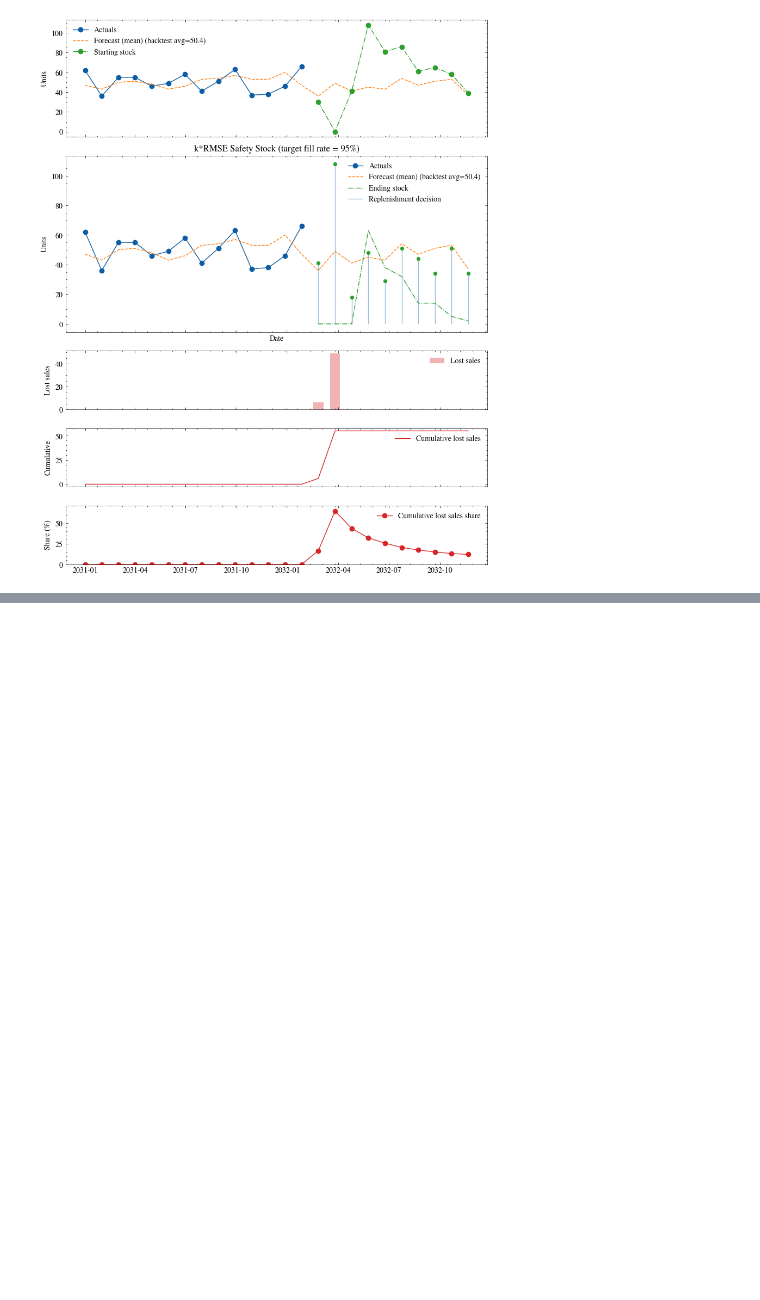
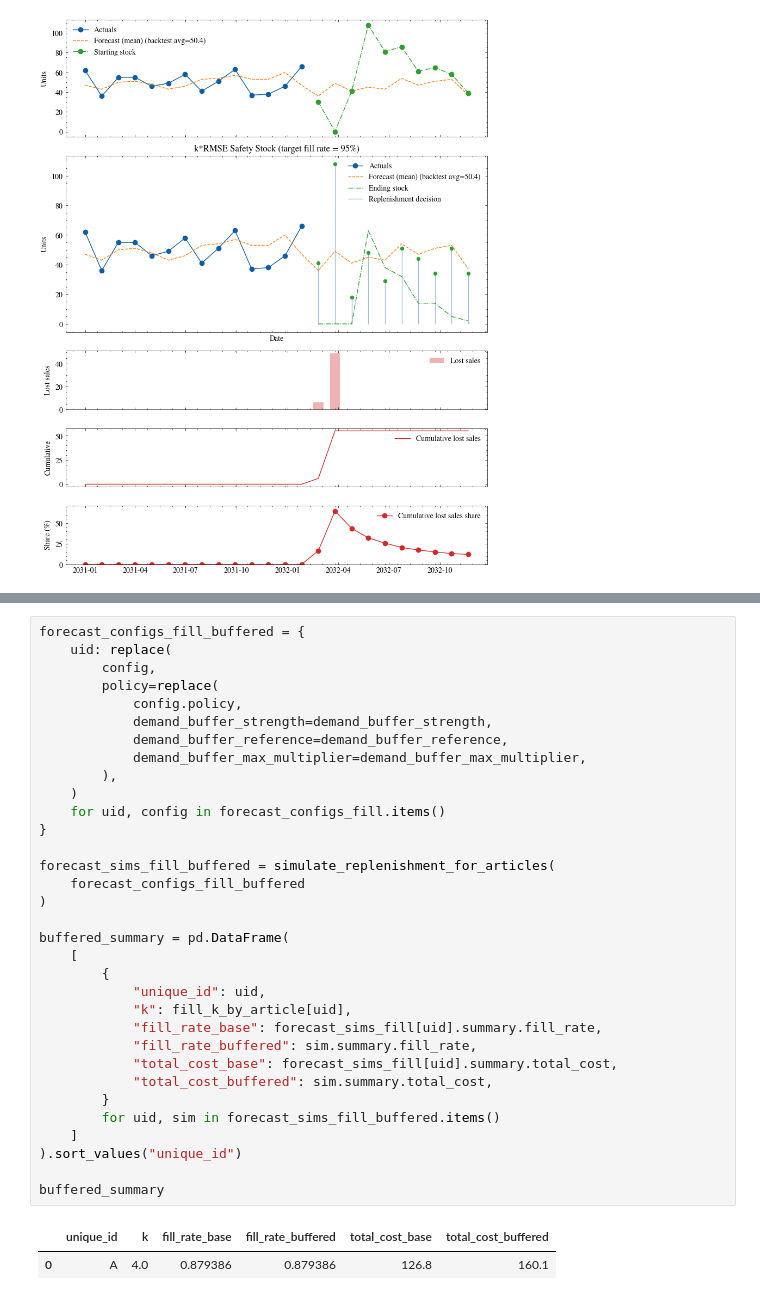
Before and after one commit to janrth/replenishment, a Jupyter notebook: notebooks/k_rmse_safety_stock_optimization_example.ipynb, the cells around one changed output, grey strips where cells are left out. Saved outputs shown, nothing was run; the diff lists cells and outputs as text; blank space fills up the shorter version.

```diff
--- a/notebooks/k_rmse_safety_stock_optimization_example.ipynb
+++ b/notebooks/k_rmse_safety_stock_optimization_example.ipynb
@@ -213,0 +231,36 @@ plot_replenishment_decisions(
+# %%
+forecast_configs_fill_buffered = {
+    uid: replace(
+        config,
+        policy=replace(
+            config.policy,
+            demand_buffer_strength=demand_buffer_strength,
+            demand_buffer_reference=demand_buffer_reference,
+            demand_buffer_max_multiplier=demand_buffer_max_multiplier,
+        ),
+    )
+    for uid, config in forecast_configs_fill.items()
+}
+
+forecast_sims_fill_buffered = simulate_replenishment_for_articles(
+    forecast_configs_fill_buffered
+)
+
+buffered_summary = pd.DataFrame(
+    [
+        {
+            "unique_id": uid,
+            "k": fill_k_by_article[uid],
+            "fill_rate_base": forecast_sims_fill[uid].summary.fill_rate,
+            "fill_rate_buffered": sim.summary.fill_rate,
+            "total_cost_base": forecast_sims_fill[uid].summary.total_cost,
+            "total_cost_buffered": sim.summary.total_cost,
+        }
+        for uid, sim in forecast_sims_fill_buffered.items()
+    ]
+).sort_values("unique_id")
+
+buffered_summary
+# %% [output]
+|  | unique_id | k | fill_rate_base | fill_rate_buffered | total_cost_base | total_cost_buffered |
+| 0 | A | 4.0 | 0.879386 | 0.879386 | 126.8 | 160.1 |
```
Also changed, not shown: parts of 7 cells of this notebook.
